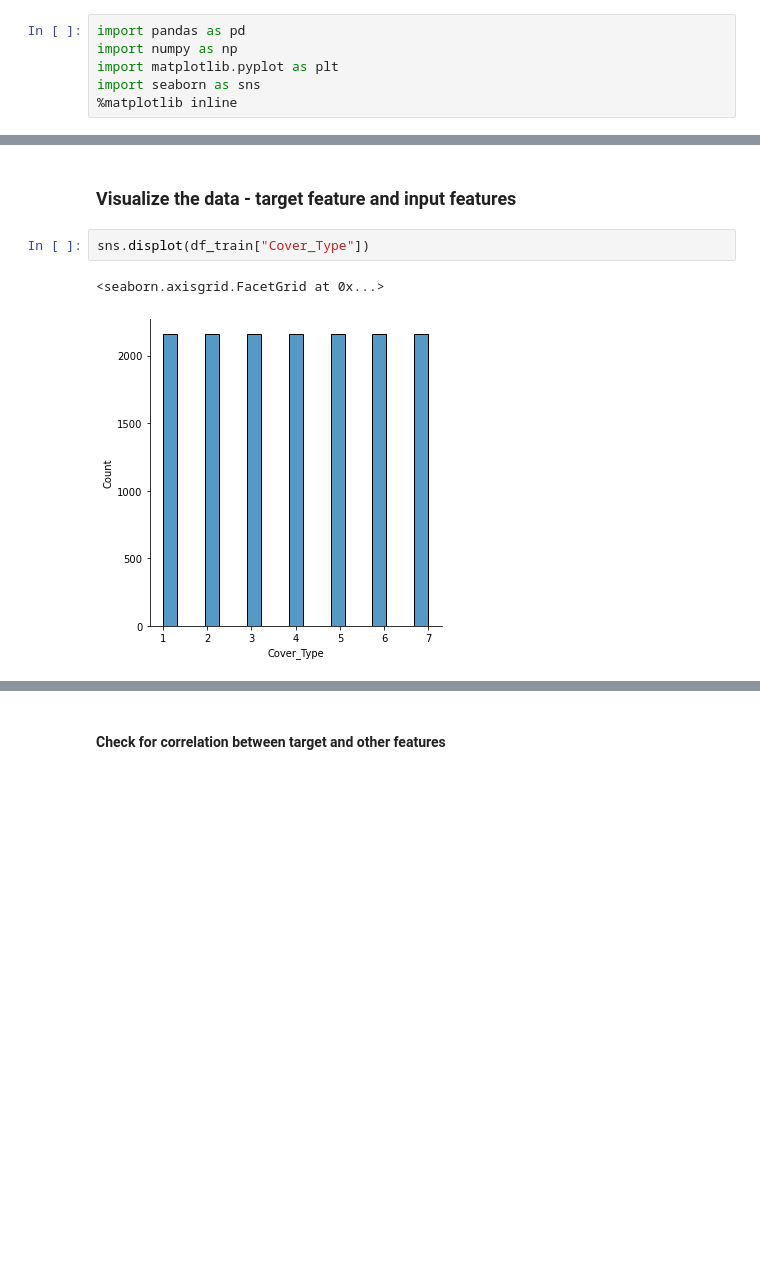
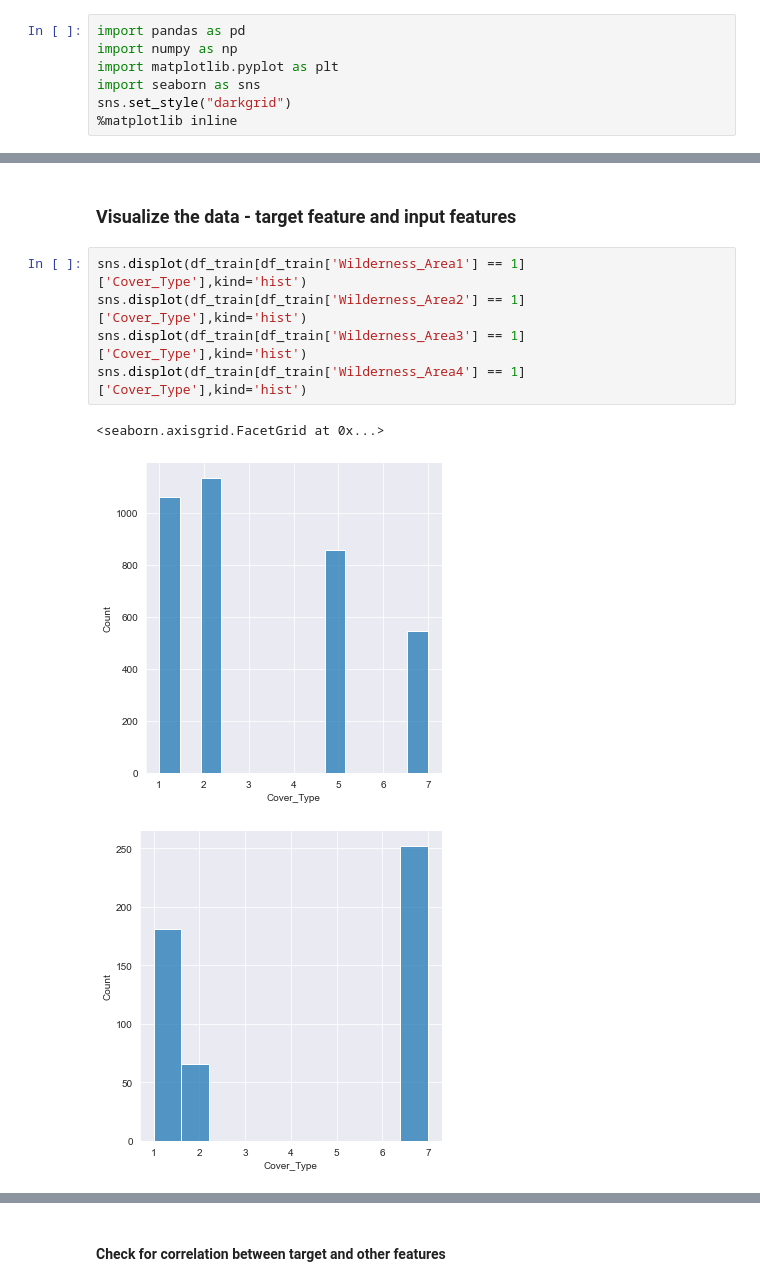
Before and after one commit to OlacodeX/forest_cover_mapping, a Jupyter notebook: random_forest_approach.ipynb, the cells around one changed output, grey strips where cells are left out. Saved outputs shown, nothing was run; the diff lists cells and outputs as text; blank space fills up the shorter version.

```diff
--- a/random_forest_approach.ipynb
+++ b/random_forest_approach.ipynb
@@ -3,6 +3,7 @@ import pandas as pd
 import numpy as np
 import matplotlib.pyplot as plt
 import seaborn as sns
+sns.set_style("darkgrid")
 %matplotlib inline
 # %% [markdown]
 ### Import training data
@@ -52,7 +21,11 @@ Index(['Id', 'Elevation', 'Aspect', 'Slope',
 # %% [markdown]
 ### Visualize the data - target feature and input features
-# %%
-sns.displot(df_train["Cover_Type"])
-# %% [output]
-<seaborn.axisgrid.FacetGrid at 0x...>
-[figure, removed]
+# %%
+sns.displot(df_train[df_train['Wilderness_Area1'] == 1]['Cover_Type'],kind='hist')
+sns.displot(df_train[df_train['Wilderness_Area2'] == 1]['Cover_Type'],kind='hist')
+sns.displot(df_train[df_train['Wilderness_Area3'] == 1]['Cover_Type'],kind='hist')
+sns.displot(df_train[df_train['Wilderness_Area4'] == 1]['Cover_Type'],kind='hist')
+# %% [output]
+<seaborn.axisgrid.FacetGrid at 0x...>
+[figure, added]
+[figure, added]
```
Also changed, not shown: parts of 43 cells of this notebook, 7 other files.
